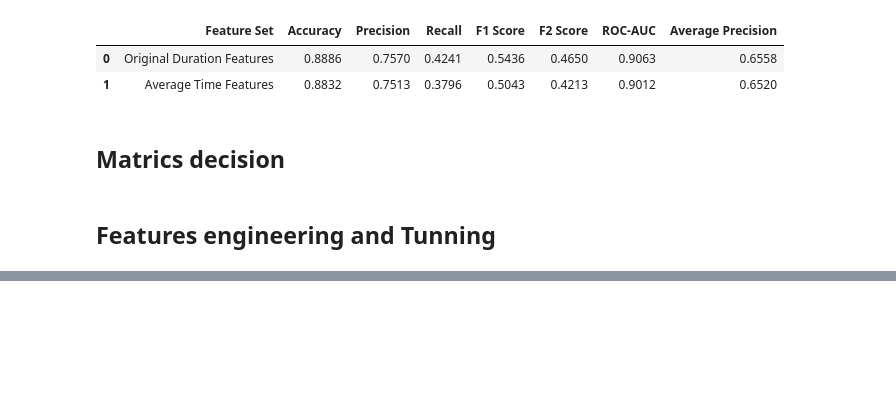
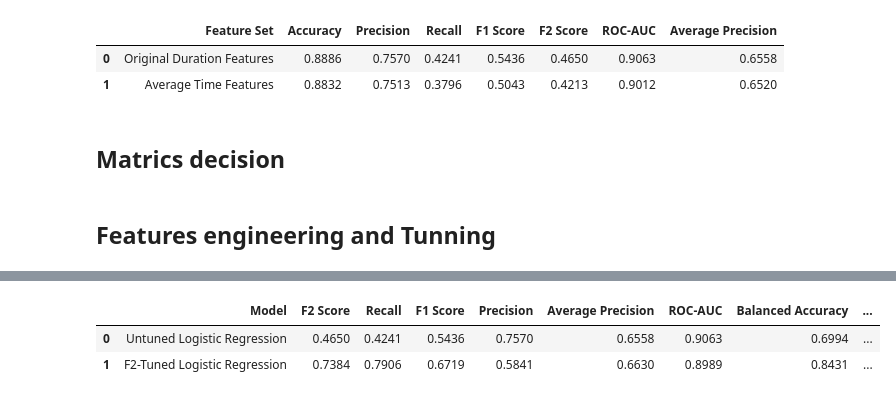
Before and after one commit to liaoxiaoyang3-prog/MLDP_project, a Jupyter notebook: MLDP.ipynb, the cells around one changed output, grey strips where cells are left out. Saved outputs shown, nothing was run; the diff lists cells and outputs as text; code cells hidden in the pictures; blank space fills up the shorter version.

```diff
--- a/MLDP.ipynb
+++ b/MLDP.ipynb
@@ -1439,0 +1555,96 @@ display(comparison.round(4))
+# %%
+
+from sklearn.metrics import (
+    accuracy_score,
+    balanced_accuracy_score,
+    precision_score,
+    recall_score,
+    f1_score,
+    fbeta_score,
+    roc_auc_score,
+    average_precision_score
+)
+
+
+def evaluate_model(
+    model_name,
+    y_true,
+    y_pred,
+    y_probability
+):
+    return {
+        "Model": model_name,
+
+        # Main metric
+        "F2 Score": fbeta_score(
+            y_true,
+            y_pred,
+            beta=2,
+            zero_division=0
+        ),
+
+        "Recall": recall_score(
+            y_true,
+            y_pred,
+            zero_division=0
+        ),
+
+        "F1 Score": f1_score(
+            y_true,
+            y_pred,
+            zero_division=0
+        ),
+
+        "Precision": precision_score(
+            y_true,
+            y_pred,
+            zero_division=0
+        ),
+
+        "Average Precision": average_precision_score(
+            y_true,
+            y_probability
+        ),
+
+        "ROC-AUC": roc_auc_score(
+            y_true,
+            y_probability
+        ),
+
+        "Balanced Accuracy": balanced_accuracy_score(
+            y_true,
+            y_pred
+        ),
+
+        "Accuracy": accuracy_score(
+            y_true,
+            y_pred
+        )
+    }
+
+model_comparison = pd.DataFrame([
+    evaluate_model(
+        "Untuned Logistic Regression",
+        y_test,
+        pred_original,
+        prob_original
+    ),
+
+    evaluate_model(
+        "F2-Tuned Logistic Regression",
+        y_test,
+        pred_tuned,
+        prob_tuned
+    )
+])
+
+
+display(
+    model_comparison.round(4)
+)
+# we do not have to worry about the others our main point is F2 the rest are all supporting but for now it seems like the fine tune
+# has helped the modle a lot and making a good improvement
+# %% [output]
+|  | Model | F2 Score | Recall | F1 Score | Precision | Average Precision | ROC-AUC | Balanced Accuracy | ... |
+| 0 | Untuned Logistic Regression | 0.4650 | 0.4241 | 0.5436 | 0.7570 | 0.6558 | 0.9063 | 0.6994 | ... |
+| 1 | F2-Tuned Logistic Regression | 0.7384 | 0.7906 | 0.6719 | 0.5841 | 0.6630 | 0.8989 | 0.8431 | ... |
```
Also changed, not shown: parts of 4 cells of this notebook.
